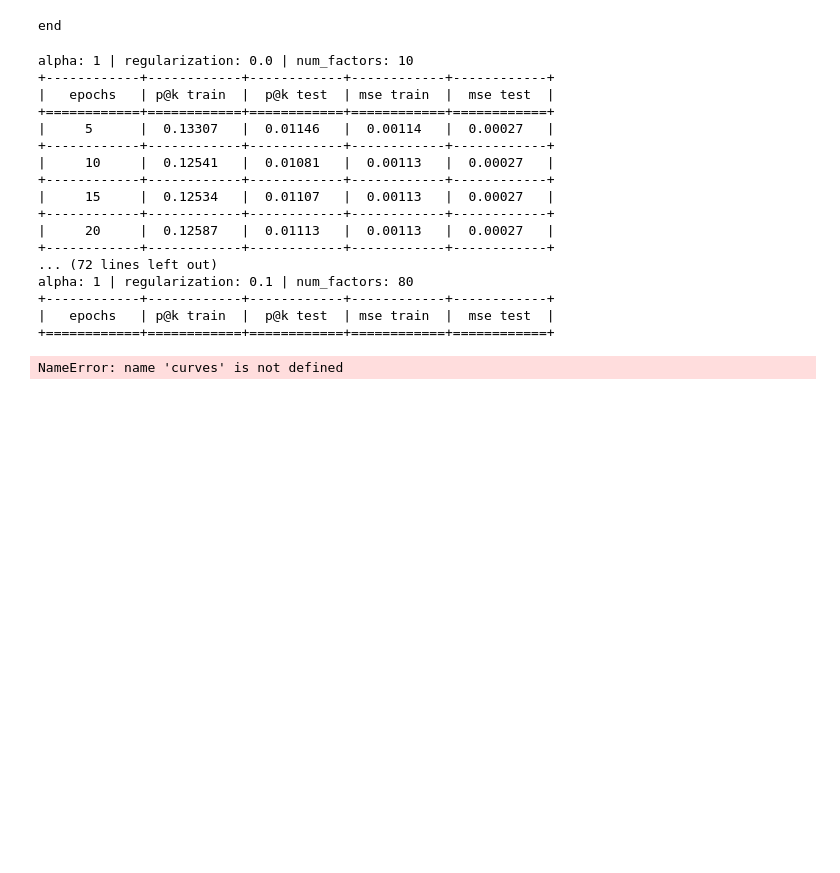
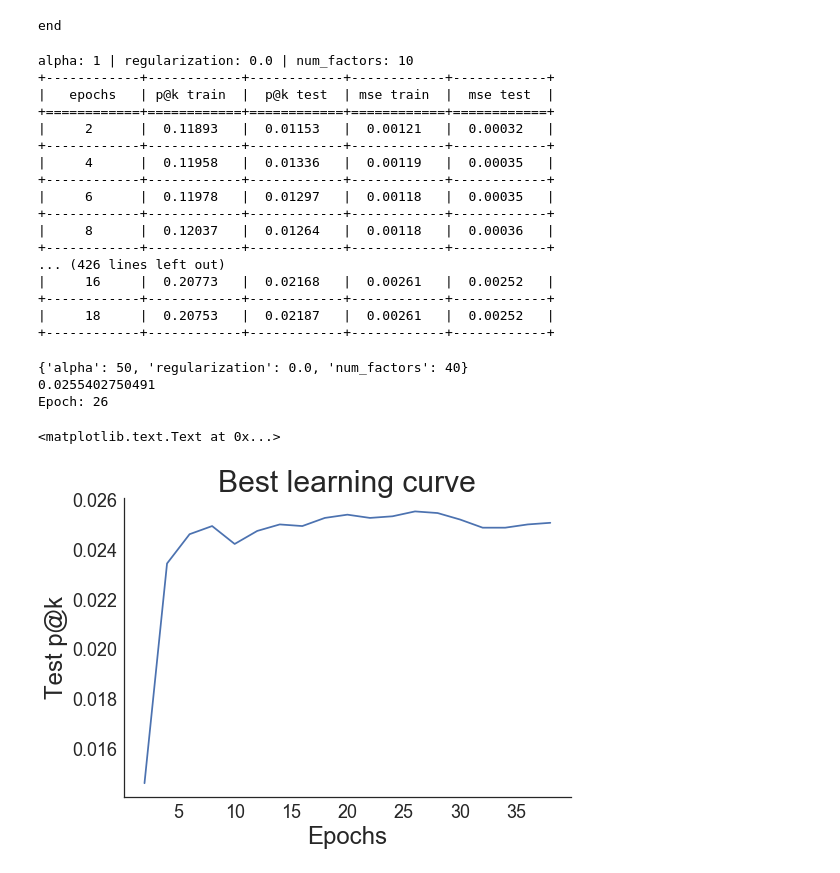
Before and after one commit to dwshmilyss/python-project-1, a Jupyter notebook: jupyter/recommend.ipynb, the cells around one changed output. Drawn from its saved outputs; the diff is of its cells as text; code cells hidden in the pictures; blank space fills up the shorter version.

```diff
--- a/jupyter/recommend.ipynb
+++ b/jupyter/recommend.ipynb
@@ -443,7 +443,7 @@ def learning_curve(model, train, test, epochs, k=5, user_index=None):
     return model, train_precision, train_mse, test_precision, test_mse
 
 def grid_search_learning_curve(base_model, train, test, param_grid,
-                               user_index=None, patk=5, epochs=range(5, 25, 5)):
+                               user_index=None, patk=5, epochs=range(2, 40, 2)):
     """
     "Inspired" (stolen) from sklearn gridsearch
     https://github.com/scikit-learn/scikit-learn/blob/master/sklearn/model_selection/_search.py
@@ -481,20 +481,48 @@ alpha: 1 | regularization: 0.0 | num_factors: 10
 +------------+------------+------------+------------+------------+
 |   epochs   | p@k train  |  p@k test  | mse train  |  mse test  |
 +============+============+============+============+============+
-|     5      |  0.13307   |  0.01146   |  0.00114   |  0.00027   |
+|     2      |  0.11893   |  0.01153   |  0.00121   |  0.00032   |
 +------------+------------+------------+------------+------------+
-|     10     |  0.12541   |  0.01081   |  0.00113   |  0.00027   |
+|     4      |  0.11958   |  0.01336   |  0.00119   |  0.00035   |
 +------------+------------+------------+------------+------------+
-|     15     |  0.12534   |  0.01107   |  0.00113   |  0.00027   |
+|     6      |  0.11978   |  0.01297   |  0.00118   |  0.00035   |
 +------------+------------+------------+------------+------------+
-|     20     |  0.12587   |  0.01113   |  0.00113   |  0.00027   |
+|     8      |  0.12037   |  0.01264   |  0.00118   |  0.00036   |
 +------------+------------+------------+------------+------------+
-... (72 lines left out)
-alpha: 1 | regularization: 0.1 | num_factors: 80
+... (426 lines left out)
+|     16     |  0.20773   |  0.02168   |  0.00261   |  0.00252   |
 +------------+------------+------------+------------+------------+
-|   epochs   | p@k train  |  p@k test  | mse train  |  mse test  |
-+============+============+============+============+============+
+|     18     |  0.20753   |  0.02187   |  0.00261   |  0.00252   |
++------------+------------+------------+------------+------------+
-# %%
-best_curves = sorted(curves, key=lambda x: max(x['patk']['test']), reverse=True)
-# %% [output]
-NameError: name 'curves' is not defined
+# %%
+'''
+获取最好的模型超参数
+'''
+best_curves = sorted(curves, key=lambda x: max(x['patk']['test']), reverse=True)
+print(best_curves[0]['params'])
+max_score = max(best_curves[0]['patk']['test'])
+print max_score
+iterations = range(2, 40, 2)[best_curves[0]['patk']['test'].index(max_score)]
+print('Epoch: {}'.format(iterations))
+# %% [output]
+{'alpha': 50, 'regularization': 0.0, 'num_factors': 40}
+0.0255402750491
+Epoch: 26
+# %%
+'''
+根据top k的精确度最高的模型参数画出学习曲线
+'''
+import seaborn as sns
+sns.set_style('white')
+fig, ax = plt.subplots()
+sns.despine(fig)
+epochs = range(2, 40, 2)
+plt.plot(epochs, best_curves[0]['patk']['test'])
+plt.xlabel('Epochs', fontsize=24)
+plt.ylabel('Test p@k', fontsize=24)
+plt.xticks(fontsize=18)
+plt.yticks(fontsize=18)
+plt.title('Best learning curve', fontsize=30)
+# %% [output]
+<matplotlib.text.Text at 0x...>
+[figure, added]
```
Also changed, not shown: parts of 3 cells of this notebook, 3 other files.
